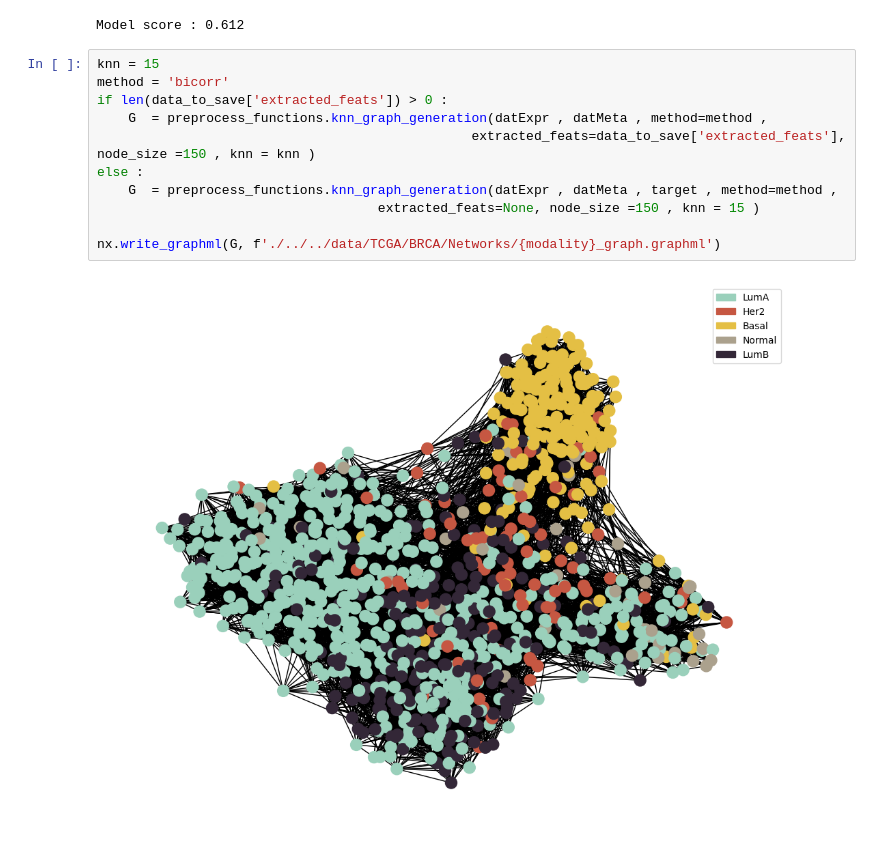
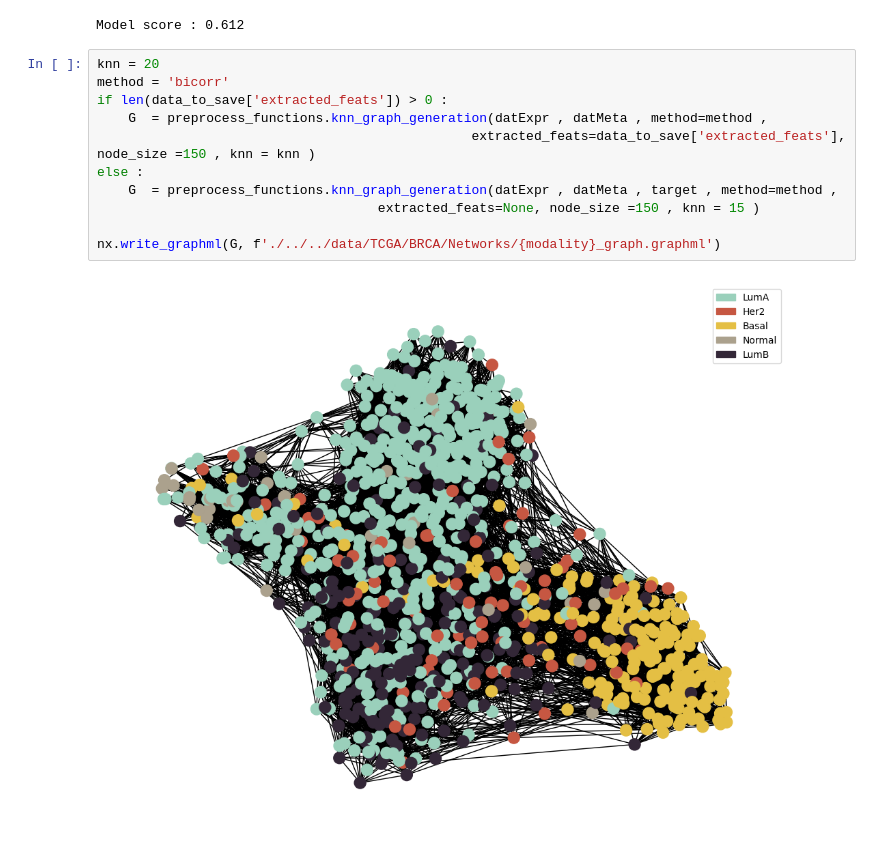
Before and after one commit to Barry8197/MOGDx, a Jupyter notebook: PreProcessing/Preprocessing.ipynb, the cells around one changed output. Saved outputs shown, nothing was run; the diff lists cells and outputs as text.

```diff
--- a/PreProcessing/Preprocessing.ipynb
+++ b/PreProcessing/Preprocessing.ipynb
@@ -76,15 +76,15 @@ with open(f'./../../data/TCGA/BRCA/raw/{modality}_processed.pkl' , 'wb') as file
 Performing Logistic Regression for Feature Selection
 Model score : 0.612
 # %%
-knn = 15
+knn = 20
 method = 'bicorr'
 if len(data_to_save['extracted_feats']) > 0 :
     G  = preprocess_functions.knn_graph_generation(datExpr , datMeta , method=method ,
                                                 extracted_feats=data_to_save['extracted_feats'], node_size =150 , knn = knn )
 else :
     G  = preprocess_functions.knn_graph_generation(datExpr , datMeta , target , method=method ,
                                     extracted_feats=None, node_size =150 , knn = 15 )
 
 nx.write_graphml(G, f'./../../data/TCGA/BRCA/Networks/{modality}_graph.graphml')
 # %% [output]
-[figure, old version]
+[figure, new version]
```
Also changed, not shown: 3 other files.
